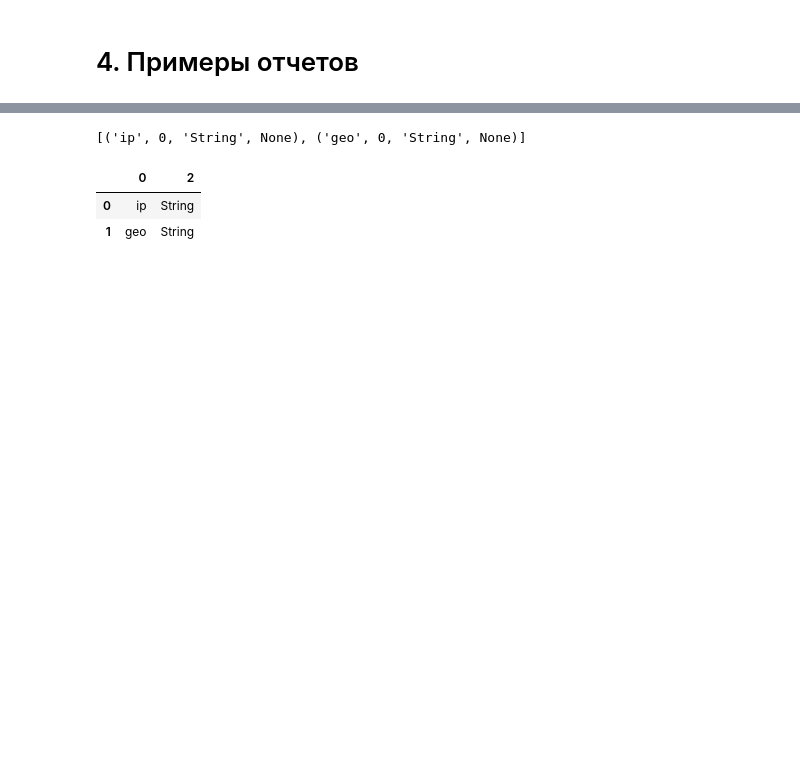
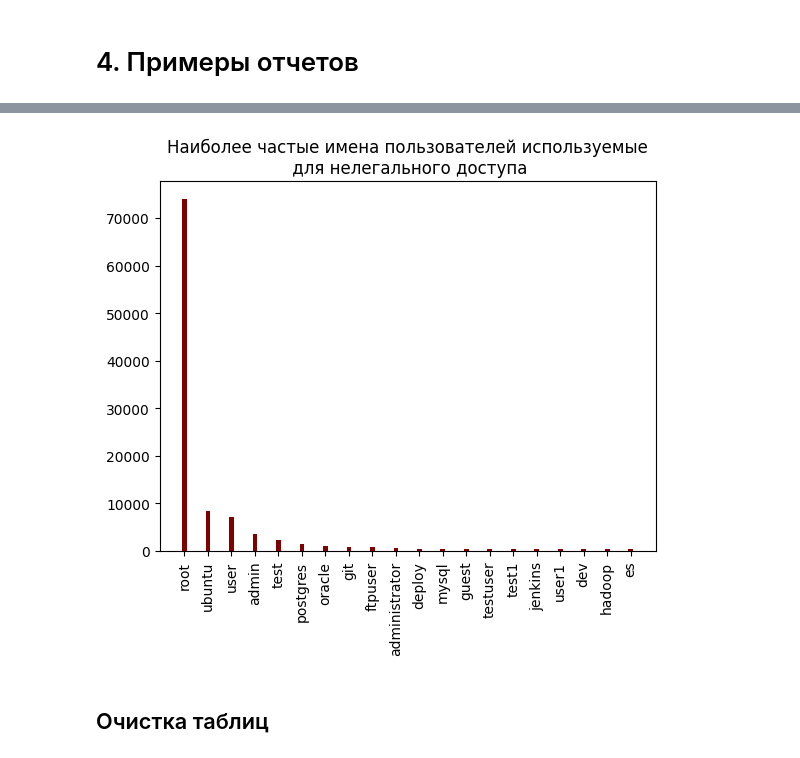
Before and after one commit to RomanZorkin/learn_clickhouse, a Jupyter notebook: db_hadler.ipynb, the cells around one changed output, grey strips where cells are left out. Saved outputs shown, nothing was run; the diff lists cells and outputs as text; code cells hidden in the pictures; blank space fills up the shorter version.

```diff
--- a/db_hadler.ipynb
+++ b/db_hadler.ipynb
@@ -130,13 +125,16 @@ ConversionError: Failed to convert value(s) to axis units: ['United States', 'Si
-# %%
-join_query = client.query("SELECT COLUMN_NAME, IS_NULLABLE, DATA_TYPE, CHARACTER_MAXIMUM_LENGTH FROM information_schema.columns WHERE table_name = 'ip_geo'")
-join_query.result_rows
-# %% [output]
-[('ip', 0, 'String', None), ('geo', 0, 'String', None)]
-# %%
-pd.DataFrame(join_query.result_rows)[[0,2]]
-# %% [output]
-|  | 0 | 2 |
-| 0 | ip | String |
-| 1 | geo | String |
+# %%
+tmp_query = client.query("SELECT target_user, count(target_user) FROM helloworld.auth_log WHERE target_user <> '' GROUP BY target_user ORDER BY count(target_user) DESC")
+tmp_query.result_rows
+user_df = pd.DataFrame(tmp_query.result_rows, columns=['user', 'count'])
+xlabel = user_df['user'][:20].to_list()
+ylabel = user_df['count'][:20].to_list()
+plt.title('Наиболее частые имена пользователей используемые\n для нелегального доступа')
+plt.bar(xlabel, ylabel, color ='maroon', width = 0.2)
+plt.xticks(fontsize=10, rotation=90)
+plt.show()
+# %% [output]
+[figure, added]
+# %% [markdown]
+## Очистка таблиц
 # %%
 client.query('TRUNCATE TABLE ip_geo')
```
Also changed, not shown: parts of 6 cells of this notebook, 2 other files.
